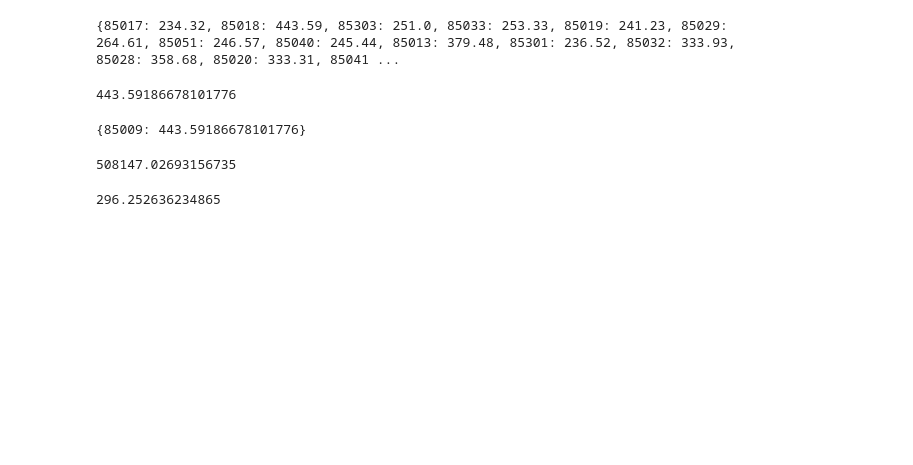
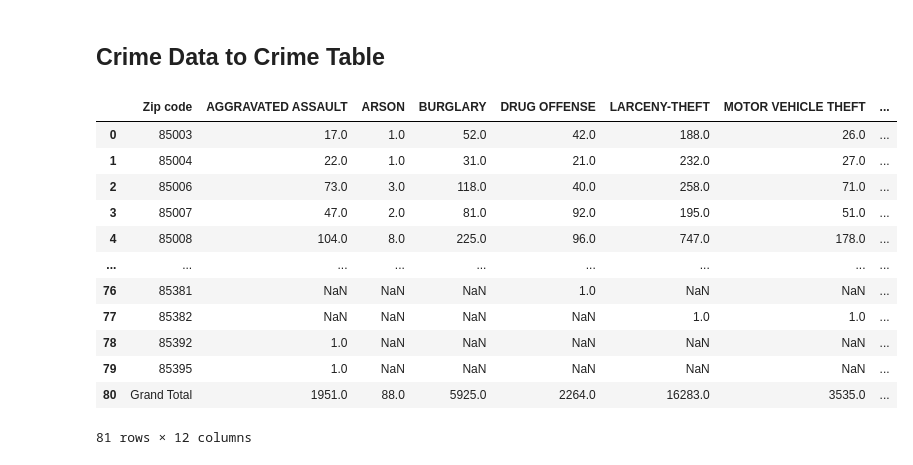
Before and after one commit to josephawanis30/MachineLearningRealEstatePredictions, a Jupyter notebook: SQLite/data2SQlite.ipynb, the cells around one changed output. Drawn from its saved outputs; the diff is of its cells as text; code cells hidden in the pictures; blank space fills up the shorter version.

```diff
--- a/SQLite/data2SQlite.ipynb
+++ b/SQLite/data2SQlite.ipynb
@@ -41,23 +103,0 @@ new_df = pd.read_sql('select * from housing_data_db', conn)
-# %%
-zip_list=[]
-pricepersf={}
-for zip in new_df['zip']:
-    if zip not in zip_list:
-        zip_list.append(zip)
-    df_zip=df.loc[(df['zip']==zip)]
-
-
-    pricepersf[zip]=round(df_zip['Price'].mean()/df_zip['Approx SQFT'].mean(), 2)
-
-
-print(pricepersf)
-# %% [output]
-{85017: 234.32, 85018: 443.59, 85303: 251.0, 85033: 253.33, 85019: 241.23, 85029: 264.61, 85051: 246.57, 85040: 245.44, 85013: 379.48, 85301: 236.52, 85032: 333.93, 85028: 358.68, 85020: 333.31, 85041 ...
-# %%
-df_zip=df.loc[(df['zip']==85018)]
-avg_price=df_zip['Price'].mean()
-avg_sf=df_zip['Approx SQFT'].mean()
-avg_price_per_sf=avg_price/avg_sf
-avg_price_per_sf
-# %% [output]
-443.59186678101776
@@ -78,9 +103,0 @@ pricepersf[zip]=avg_price_per_sf
-# %%
-pricepersf
-# %% [output]
-{85009: 443.59186678101776}
-# %%
-avg_price= new_df['Price'].mean()
-avg_price
-# %% [output]
-508147.02693156735
@@ -89,5 +104,2 @@ avg_sf= new_df['Approx SQFT'].mean()
-# %%
-avg_price_per_sf=avg_price/avg_sf
-avg_price_per_sf
-# %% [output]
-296.252636234865
+# %% [markdown]
+## Crime Data to Crime Table
@@ -93,0 +109,17 @@ avg_price_per_sf
+# %%
+#  Confirm data is in SQL database.
+pd.read_sql('select * from crime_rate', conn)
+# %% [output]
+|  | Zip code | AGGRAVATED ASSAULT | ARSON | BURGLARY | DRUG OFFENSE | LARCENY-THEFT | MOTOR VEHICLE THEFT | ... |
+| 0 | 85003 | 17.0 | 1.0 | 52.0 | 42.0 | 188.0 | 26.0 | ... |
+| 1 | 85004 | 22.0 | 1.0 | 31.0 | 21.0 | 232.0 | 27.0 | ... |
+| 2 | 85006 | 73.0 | 3.0 | 118.0 | 40.0 | 258.0 | 71.0 | ... |
+| 3 | 85007 | 47.0 | 2.0 | 81.0 | 92.0 | 195.0 | 51.0 | ... |
+| 4 | 85008 | 104.0 | 8.0 | 225.0 | 96.0 | 747.0 | 178.0 | ... |
+| ... | ... | ... | ... | ... | ... | ... | ... | ... |
+| 76 | 85381 | NaN | NaN | NaN | 1.0 | NaN | NaN | ... |
+| 77 | 85382 | NaN | NaN | NaN | NaN | 1.0 | 1.0 | ... |
+| 78 | 85392 | 1.0 | NaN | NaN | NaN | NaN | NaN | ... |
+| 79 | 85395 | 1.0 | NaN | NaN | NaN | NaN | NaN | ... |
+| 80 | Grand Total | 1951.0 | 88.0 | 5925.0 | 2264.0 | 16283.0 | 3535.0 | ... |
+81 rows × 12 columns
```
Also changed, not shown: parts of 20 cells of this notebook, 1 other file.
